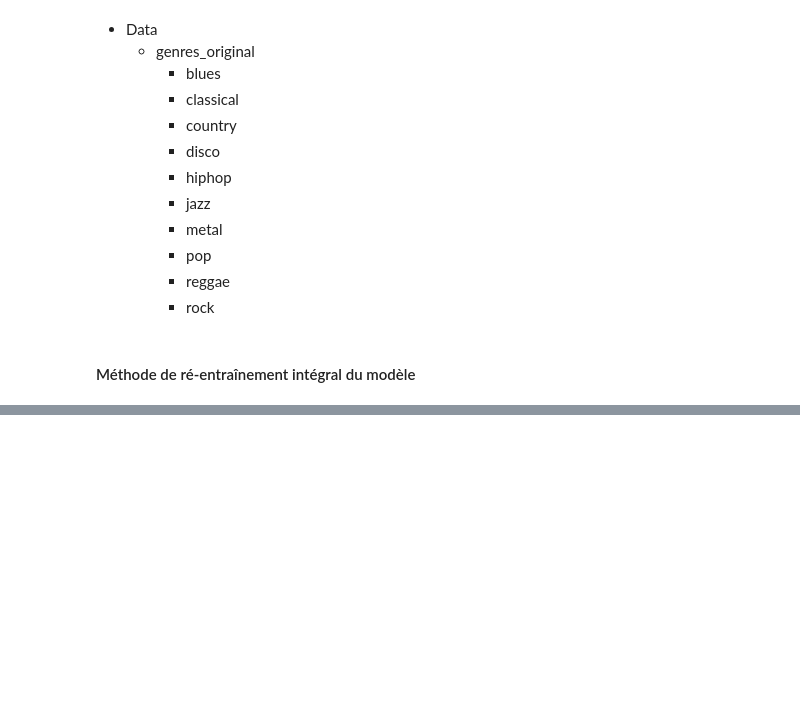
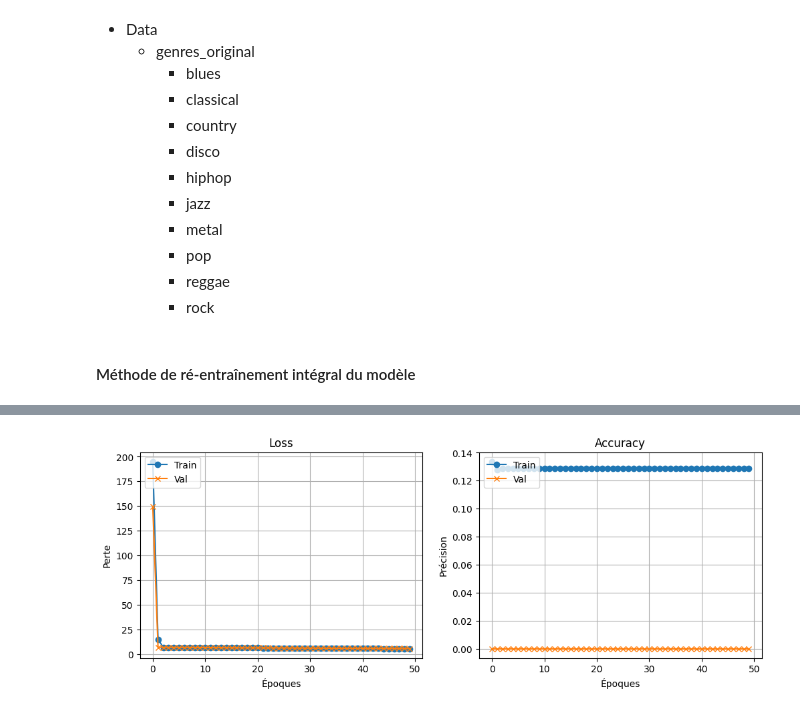
Before and after one commit to AlexandreRob/BadBoyRecords, a Jupyter notebook: classification_music.ipynb, the cells around one changed output, grey strips where cells are left out. Drawn from its saved outputs; the diff is of its cells as text; code cells hidden in the pictures; blank space fills up the shorter version.

```diff
--- a/classification_music.ipynb
+++ b/classification_music.ipynb
@@ -718,0 +765,9 @@ A définir
+# %%
+data_directory = './Data/genres_original/'
+genres = ['blues', 'classical', 'country', 'disco', 'hiphop', 'jazz', 'metal', 'pop', 'reggae', 'rock']
+X, y_cnn = load_and_preprocess_data(genres, data_directory)
+
+# Assurez-vous que les étiquettes sont encodées en one-hot
+from keras.utils import to_categorical
+y_cnn = to_categorical(y_cnn, num_classes=len(genres))
+num_classes = len(genres)
@@ -718,0 +863,29 @@ A définir
+# %%
+def plot_loss_accuracy(history):
+    # Tracer les courbes de perte et de précision
+    loss_curve = history.history["loss"]
+    acc_curve = history.history["accuracy"]
+    loss_val_curve = history.history["val_loss"]
+    acc_val_curve = history.history["val_accuracy"]
+
+    plt.figure(figsize=(12, 4))
+
+    plt.subplot(1, 2, 1)
+    plt.plot(loss_curve, label="Train", linestyle='-', marker='o')
+    plt.plot(loss_val_curve, label="Val", linestyle='-', marker='x')
+    plt.legend(loc='upper left')
+    plt.title("Loss")
+    plt.xlabel("Époques")
+    plt.ylabel("Perte")
+    plt.grid(True)
+
+    plt.subplot(1, 2, 2)
+    plt.plot(acc_curve, label="Train", linestyle='-', marker='o')
+    plt.plot(acc_val_curve, label="Val", linestyle='-', marker='x')
+    plt.legend(loc='upper left')
+    plt.title("Accuracy")
+    plt.xlabel("Époques")
+    plt.ylabel("Précision")
+    plt.grid(True)
+
+    plt.show()
@@ -718,0 +900,5 @@ A définir
+# %%
+# Afficher les courbes de perte et de précision
+plot_loss_accuracy(history)
+# %% [output]
+[figure, added]
```
Also changed, not shown: parts of 14 cells of this notebook, 1 other file.
